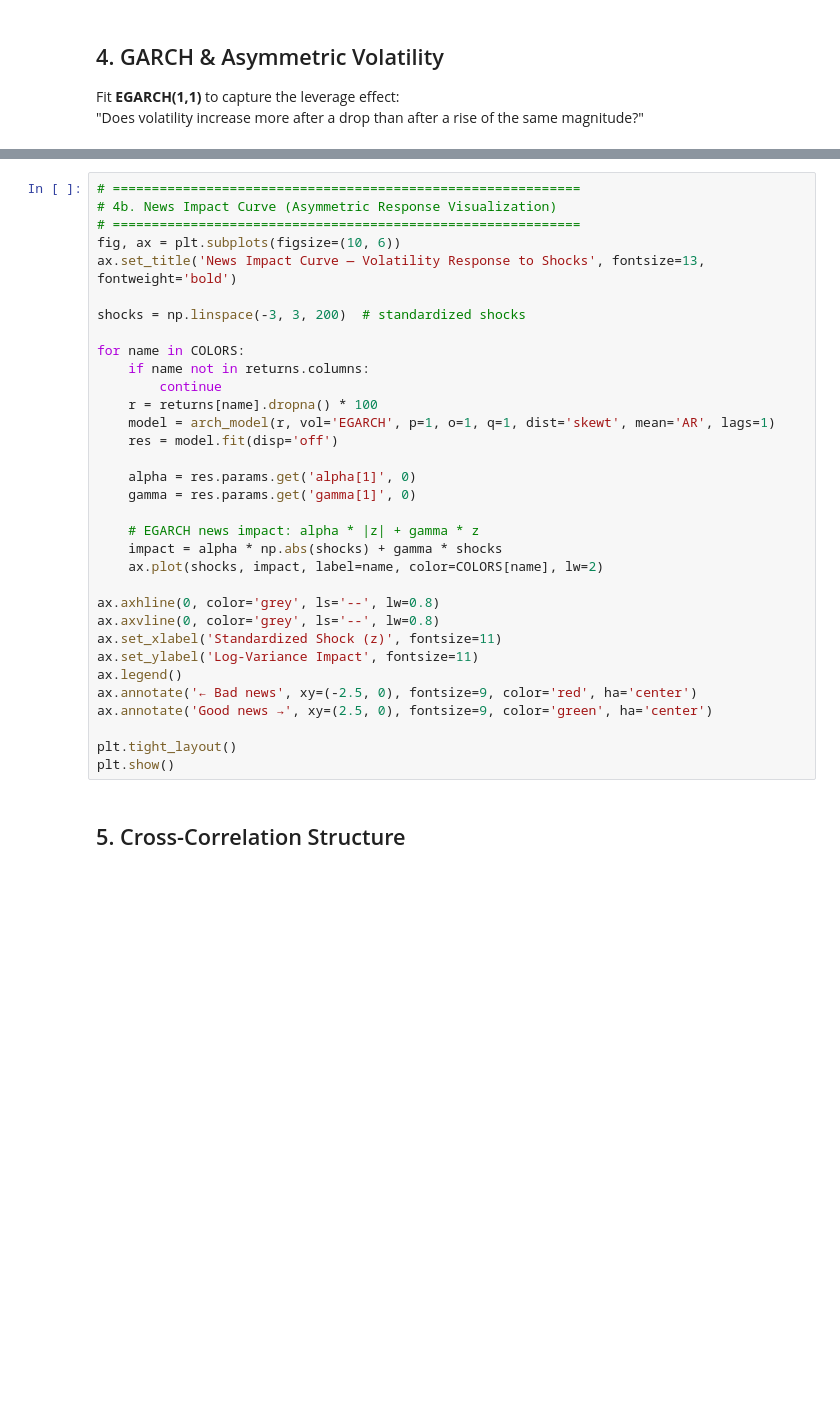
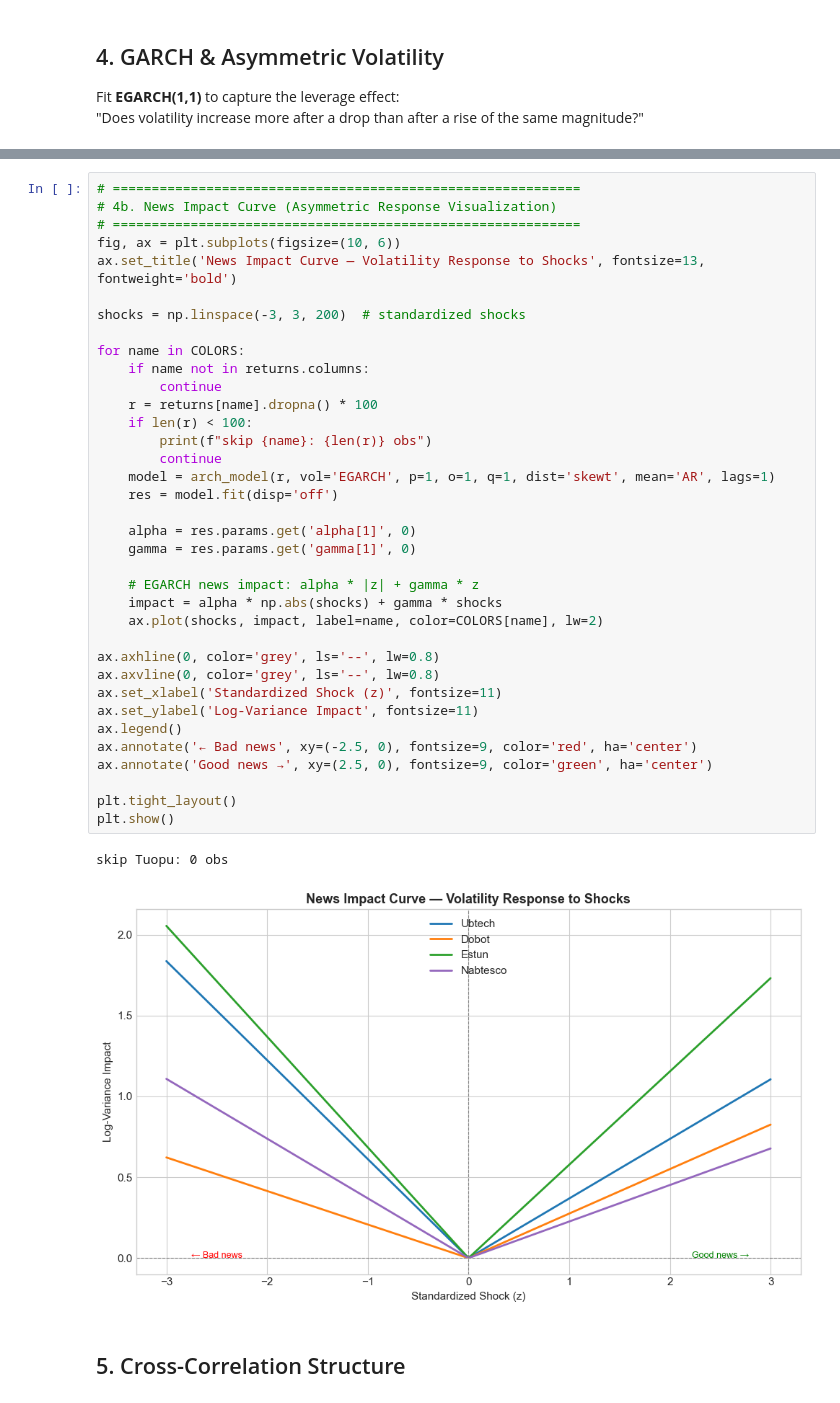
Before and after one commit to Seanjeon0220/project, a Jupyter notebook: quant/roboticsPitch/robotics_comparison.ipynb, the cells around one changed output, grey strips where cells are left out. Saved outputs shown, nothing was run; the diff lists cells and outputs as text; blank space fills up the shorter version.

```diff
--- a/quant/roboticsPitch/robotics_comparison.ipynb
+++ b/quant/roboticsPitch/robotics_comparison.ipynb
@@ -544,33 +559,39 @@ ModuleNotFoundError: No module named 'arch'
 # ============================================================
 fig, ax = plt.subplots(figsize=(10, 6))
 ax.set_title('News Impact Curve — Volatility Response to Shocks', fontsize=13, fontweight='bold')
 
 shocks = np.linspace(-3, 3, 200)  # standardized shocks
 
 for name in COLORS:
     if name not in returns.columns:
         continue
     r = returns[name].dropna() * 100
+    if len(r) < 100:
+        print(f"skip {name}: {len(r)} obs")
+        continue
     model = arch_model(r, vol='EGARCH', p=1, o=1, q=1, dist='skewt', mean='AR', lags=1)
     res = model.fit(disp='off')
 
     alpha = res.params.get('alpha[1]', 0)
     gamma = res.params.get('gamma[1]', 0)
 
     # EGARCH news impact: alpha * |z| + gamma * z
     impact = alpha * np.abs(shocks) + gamma * shocks
     ax.plot(shocks, impact, label=name, color=COLORS[name], lw=2)
 
 ax.axhline(0, color='grey', ls='--', lw=0.8)
 ax.axvline(0, color='grey', ls='--', lw=0.8)
 ax.set_xlabel('Standardized Shock (z)', fontsize=11)
 ax.set_ylabel('Log-Variance Impact', fontsize=11)
 ax.legend()
 ax.annotate('← Bad news', xy=(-2.5, 0), fontsize=9, color='red', ha='center')
 ax.annotate('Good news →', xy=(2.5, 0), fontsize=9, color='green', ha='center')
 
 plt.tight_layout()
 plt.show()
+# %% [output]
+skip Tuopu: 0 obs
+[figure, added]
 # %% [markdown]
 ## 5. Cross-Correlation Structure
 # %%
```
Also changed, not shown: parts of 11 cells of this notebook.
